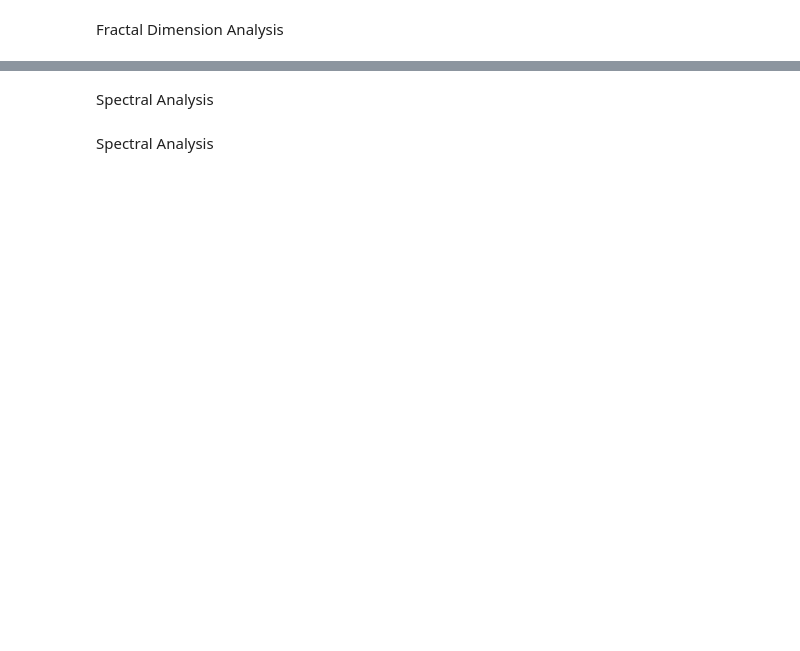
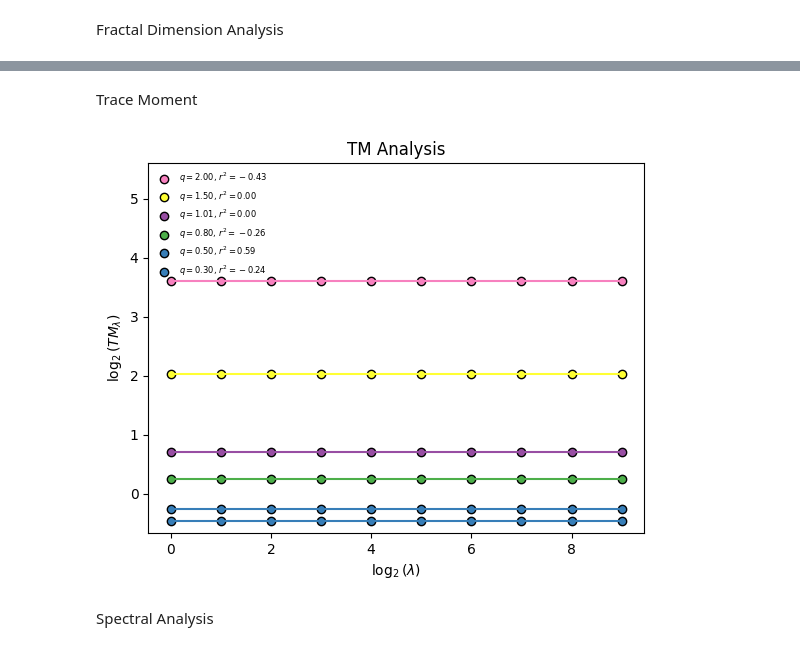
Before and after one commit to marcinmss/rain_analysis_toolbox, a Jupyter notebook: notebooks/test_multy_fractals/test_spectral2.ipynb, the cells around one changed output, grey strips where cells are left out. Cells and saved outputs as stored; diff of their text form; code cells hidden in the pictures; blank space fills up the shorter version.

```diff
--- a/notebooks/test_multy_fractals/test_spectral2.ipynb
+++ b/notebooks/test_multy_fractals/test_spectral2.ipynb
@@ -29,6 +36,9 @@ Double Trace Moment Analysis
+# %% [markdown]
+Trace Moment
 # %%
 figure = plt.figure()
 ax = figure.add_subplot(1,1,1)
-result = dtm_analysis(field.reshape(-1,1), ax)
+result = tm_analysis(field.reshape(-1,1), ax=ax)
+plt.show()
+# %% [output]
+[figure, added]
-# %% [markdown]
-Spectral Analysis
```
Also changed, not shown: parts of 8 cells of this notebook, 13 other files.
